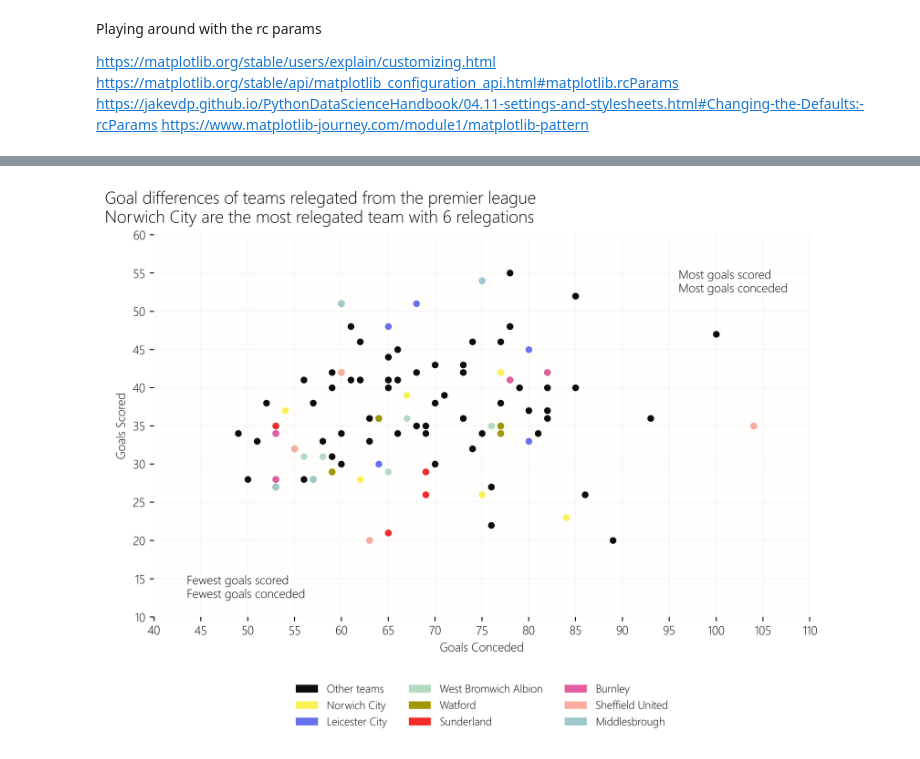
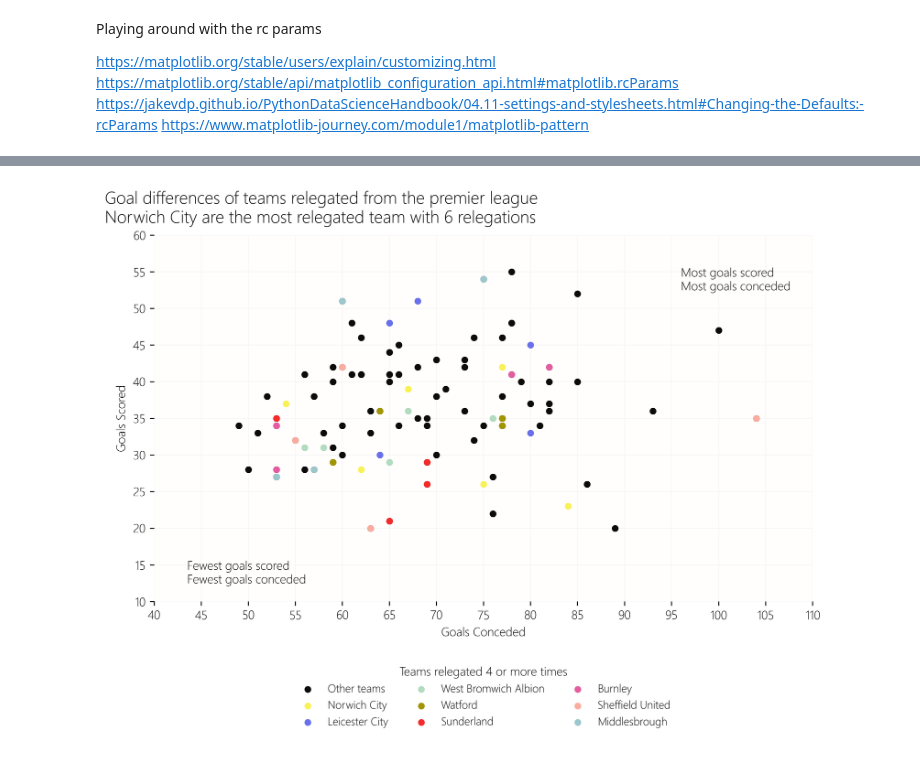
Before and after one commit to andrewmoles2/premier_league_tables, a Jupyter notebook: prem_league_viz.ipynb, the cells around one changed output, grey strips where cells are left out. Saved outputs shown, nothing was run; the diff lists cells and outputs as text; code cells hidden in the pictures.

Commit message:
add legend to plt

```diff
--- a/prem_league_viz.ipynb
+++ b/prem_league_viz.ipynb
@@ -125,6 +125,4 @@ shape: (8,)
 # %%
-# to do - add annotation in corners like r plot.
-
 from matplotlib.patches import Patch
 
 fig, ax = plt.subplots(figsize=(8, 6), dpi=350)
@@ -146,19 +144,19 @@ plt.rc('grid',
 plt.rc('font',
        family="Segoe UI")
 
-cols = {"Norwich City ":"#F9F157",
-        "Leicester City ":"#6870EB",
-        "West Bromwich Albion ":"#B3DBBF",
-        "Watford ":"#A19600",
-        "Sunderland ":"#F32B2B",
-        "Burnley ":"#E35DA0",
-        "Sheffield United ":"#FAAD9F",
-        "Middlesbrough ":"#9BC7CD"}
+cols = {"Norwich City":"#F9F157",
+        "Leicester City":"#6870EB",
+        "West Bromwich Albion":"#B3DBBF",
+        "Watford":"#A19600",
+        "Sunderland":"#F32B2B",
+        "Burnley":"#E35DA0",
+        "Sheffield United":"#FAAD9F",
+        "Middlesbrough":"#9BC7CD"}
 
 point_size = 20
 
 ax.scatter(rest_reg_df["ga"], rest_reg_df["gf"],
-           s=point_size,c="#0C0C0B")
+           s=point_size,c="#0C0C0B", label="Other teams")
 
 for team, color in cols.items():
     df = top_reg_df.filter(pl.col("team") == team)
@@ -170,36 +168,37 @@ for team, color in cols.items():
 
 ax.text(0.05, 0.05, 'Fewest goals scored\nFewest goals conceded', transform = ax.transAxes)
 ax.text(0.8, 0.85, 'Most goals scored\nMost goals conceded', transform = ax.transAxes)
 
-legend_elements = [Patch(facecolor=color, label=team.strip())
-                   for team, color in cols.items()]
+#legend_elements = [Patch(facecolor=color, label=team.strip())
+#                   for team, color in cols.items()]
 
-legend_elements.insert(0, Patch(facecolor="#0C0C0B", label="Other teams"))
+#legend_elements.insert(0, Patch(facecolor="#0C0C0B", label="Other teams"))
 
 
-ax.legend(handles=legend_elements,
+ax.legend(#handles=legend_elements,
           loc='upper center',
           #Position (0.5 = center horizontally, -0.15 = below plot)
           bbox_to_anchor=(0.5, -0.15),
           ncol=3,
           frameon=False,
           facecolor='white',
           edgecolor='#CCCCCC',
-          fontsize=9)
+          fontsize=9,
+          title = "Teams relegated 4 or more times")
 
 plt.tight_layout()
 
 ax.set_xlabel('Goals Conceded')
 ax.set_ylabel('Goals Scored')
 ax.set_xticks(np.arange(40, 115, step=5))
 ax.set_yticks(np.arange(10, 65, step=5))
 ax.set_title(reg_title,
              # like plot.title.position = plot - need the other params in axis settings too
              x=-0.075)
 
 #plt.show()
 plt.savefig("figures/relegated_gd.png",
             bbox_inches = "tight",
             pad_inches = 0.2)
 # %% [output]
-[figure, old version]
+[figure, new version]
```
Also changed, not shown: parts of 6 cells of this notebook, 1 other file.
